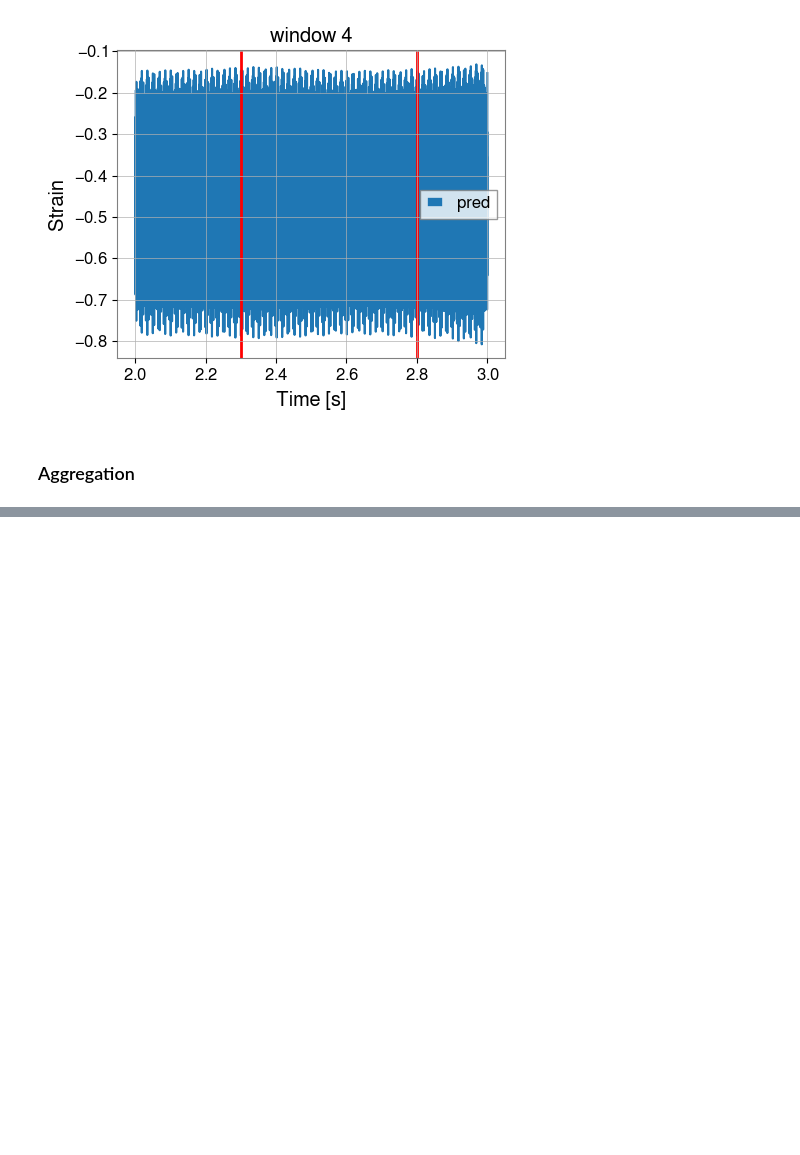
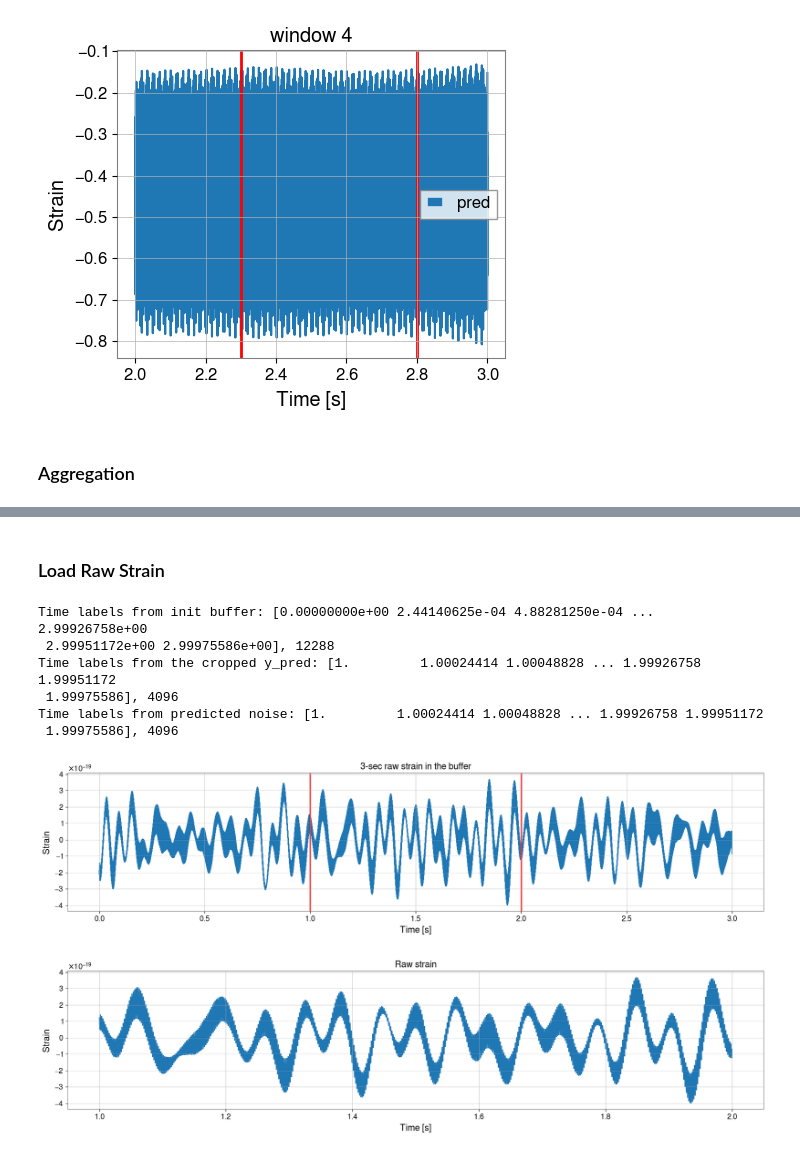
Before and after one commit to saleem-muhammed/deepcleanv2, a Jupyter notebook: projects/clean/online-clean.ipynb, the cells around one changed output, grey strips where cells are left out. Drawn from its saved outputs; the diff is of its cells as text; code cells hidden in the pictures; blank space fills up the shorter version.

Commit message:
Finish the infer part in /projects/clean/online-clean.ipynb

```diff
--- a/projects/clean/online-clean.ipynb
+++ b/projects/clean/online-clean.ipynb
@@ -250,0 +273,39 @@ tensor([[-0.4079, -0.8497, -0.1191,  ..., -0.5698, -0.3375, -0.6888],
+# %% [markdown]
+### Load Raw Strain
+# %%
+# print(inference_dataset.y_inference.X.shape)
+init_times = np.arange(0, len(inference_dataset.y_inference.X)/sample_rate, 1/sample_rate)
+print(f"Time labels from init buffer: {init_times}, {len(init_times)}")
+print(f"Time labels from the cropped y_pred: {y_pred_times[start+filter_pad:end-filter_pad]}, {len(y_pred_times[start+filter_pad:end-filter_pad])}")
+print(f"Time labels from predicted noise: {times}, {len(times)}")
+raw_start = start + filter_pad
+raw_end = end - filter_pad
+raw = inference_dataset.y_inference.X[raw_start:raw_end]
+# print(raw.shape)
+
+buffer = inference_dataset.y_inference.X
+buffer_times = np.arange(0, len(buffer)/sample_rate, 1/sample_rate)
+plt.figure(figsize=[20, 4])
+plt.title('3-sec raw strain in the buffer')
+plt.xlabel('Time [s]')
+plt.ylabel('Strain')
+plt.plot(buffer_times, buffer.cpu().numpy())
+plt.axvline(buffer_times[raw_start], c='red', lw=2)
+plt.axvline(buffer_times[raw_end], c='red', lw=2)
+plt.show()
+
+plt.figure(figsize=[20, 4])
+plt.title('Raw strain')
+plt.xlabel('Time [s]')
+plt.ylabel('Strain')
+plt.plot(times, raw.cpu().numpy())
+plt.show()
+# %% [output]
+Time labels from init buffer: [0.00000000e+00 2.44140625e-04 4.88281250e-04 ... 2.99926758e+00
+ 2.99951172e+00 2.99975586e+00], 12288
+Time labels from the cropped y_pred: [1.         1.00024414 1.00048828 ... 1.99926758 1.99951172
+ 1.99975586], 4096
+Time labels from predicted noise: [1.         1.00024414 1.00048828 ... 1.99926758 1.99951172
+ 1.99975586], 4096
+[figure, added]
+[figure, added]
```
Also changed, not shown: parts of 12 cells of this notebook.
